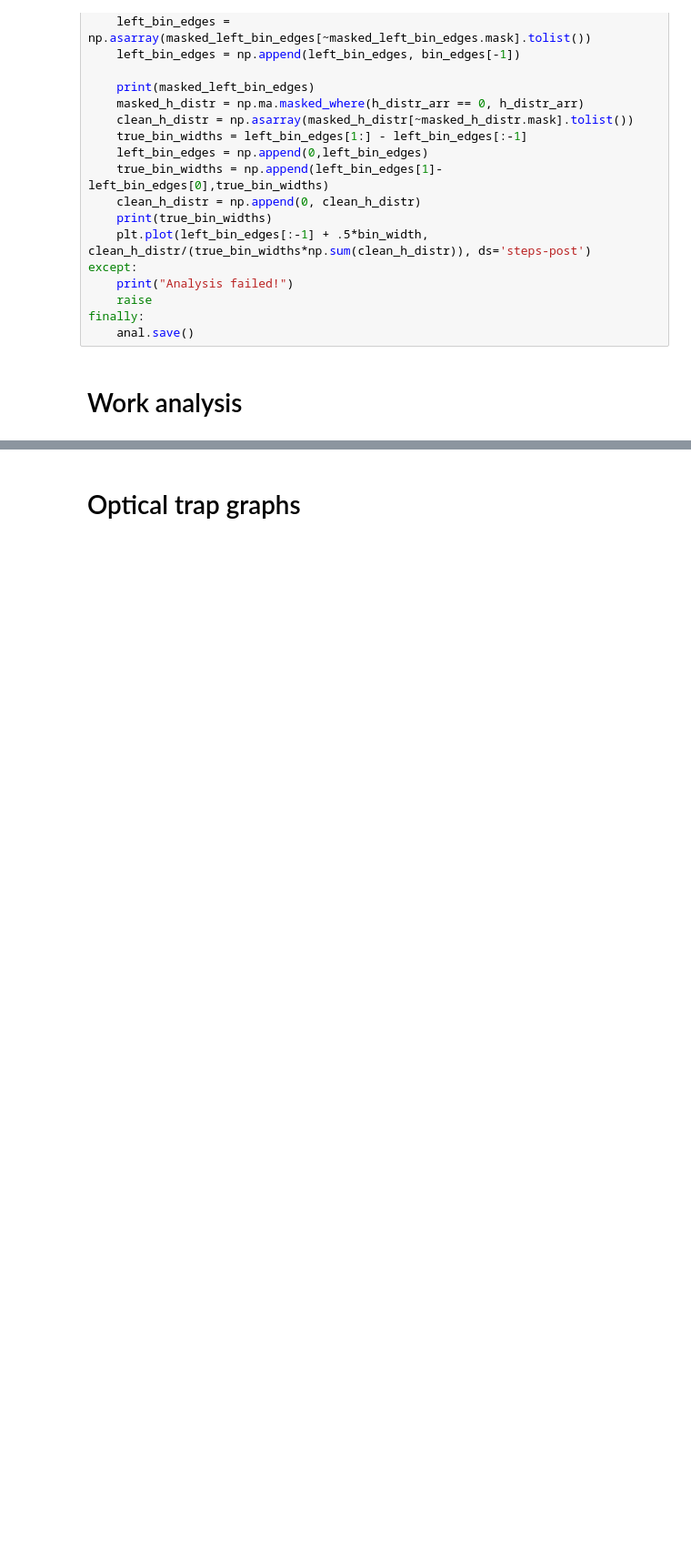
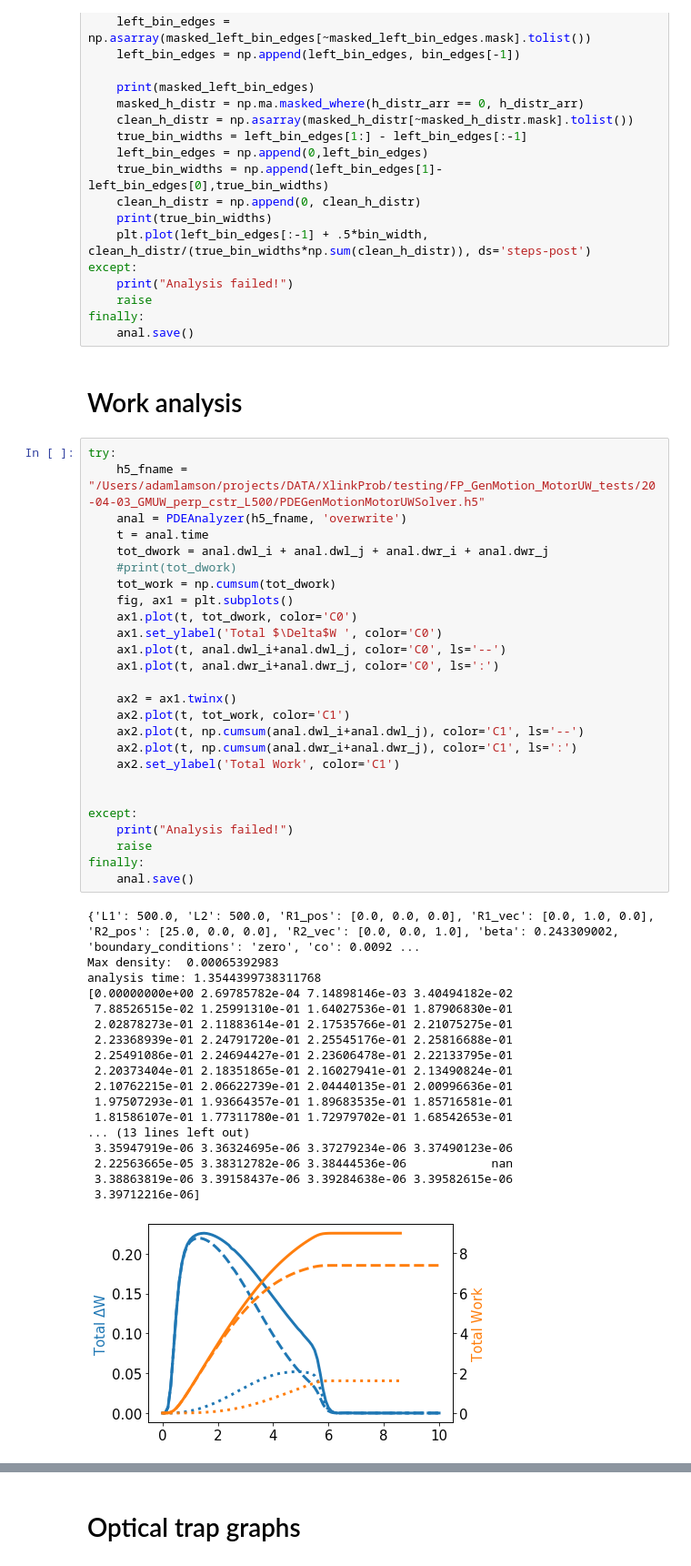
Before and after one commit to lamsoa729/FoXlink, a Jupyter notebook: notebooks/pde_graph_prototypes.ipynb, the cells around one changed output, grey strips where cells are left out. Shown at 91% size. Saved outputs shown, nothing was run; the diff lists cells and outputs as text; blank space fills up the shorter version.

Commit message:
Missed adding work analysis to standard analysis routine.

```diff
--- a/notebooks/pde_graph_prototypes.ipynb
+++ b/notebooks/pde_graph_prototypes.ipynb
@@ -365,3 +365,48 @@ finally:
     anal.save()
 # %% [markdown]
 # Work analysis
+# %%
+try:
+    h5_fname = "/Users/adamlamson/projects/DATA/XlinkProb/testing/FP_GenMotion_MotorUW_tests/20-04-03_GMUW_perp_cstr_L500/PDEGenMotionMotorUWSolver.h5"
+    anal = PDEAnalyzer(h5_fname, 'overwrite')
+    t = anal.time
+    tot_dwork = anal.dwl_i + anal.dwl_j + anal.dwr_i + anal.dwr_j
+    #print(tot_dwork)
+    tot_work = np.cumsum(tot_dwork)
+    fig, ax1 = plt.subplots()
+    ax1.plot(t, tot_dwork, color='C0')
+    ax1.set_ylabel('Total $\Delta$W ', color='C0')
+    ax1.plot(t, anal.dwl_i+anal.dwl_j, color='C0', ls='--')
+    ax1.plot(t, anal.dwr_i+anal.dwr_j, color='C0', ls=':')
+
+    ax2 = ax1.twinx()
+    ax2.plot(t, tot_work, color='C1')
+    ax2.plot(t, np.cumsum(anal.dwl_i+anal.dwl_j), color='C1', ls='--')
+    ax2.plot(t, np.cumsum(anal.dwr_i+anal.dwr_j), color='C1', ls=':')
+    ax2.set_ylabel('Total Work', color='C1')
+
+
+except:
+    print("Analysis failed!")
+    raise
+finally:
+    anal.save()
+# %% [output]
+{'L1': 500.0, 'L2': 500.0, 'R1_pos': [0.0, 0.0, 0.0], 'R1_vec': [0.0, 1.0, 0.0], 'R2_pos': [25.0, 0.0, 0.0], 'R2_vec': [0.0, 0.0, 1.0], 'beta': 0.243309002, 'boundary_conditions': 'zero', 'co': 0.0092 ...
+Max density:  0.00065392983
+analysis time: 1.3544399738311768
+[0.00000000e+00 2.69785782e-04 7.14898146e-03 3.40494182e-02
+ 7.88526515e-02 1.25991310e-01 1.64027536e-01 1.87906830e-01
+ 2.02878273e-01 2.11883614e-01 2.17535766e-01 2.21075275e-01
+ 2.23368939e-01 2.24791720e-01 2.25545176e-01 2.25816688e-01
+ 2.25491086e-01 2.24694427e-01 2.23606478e-01 2.22133795e-01
+ 2.20373404e-01 2.18351865e-01 2.16027941e-01 2.13490824e-01
+ 2.10762215e-01 2.06622739e-01 2.04440135e-01 2.00996636e-01
+ 1.97507293e-01 1.93664357e-01 1.89683535e-01 1.85716581e-01
+ 1.81586107e-01 1.77311780e-01 1.72979702e-01 1.68542653e-01
+... (13 lines left out)
+ 3.35947919e-06 3.36324695e-06 3.37279234e-06 3.37490123e-06
+ 2.22563665e-05 3.38312782e-06 3.38444536e-06            nan
+ 3.38863819e-06 3.39158437e-06 3.39284638e-06 3.39582615e-06
+ 3.39712216e-06]
+[figure, added]
```
Also changed, not shown: parts of 4 cells of this notebook, 1 other file.
